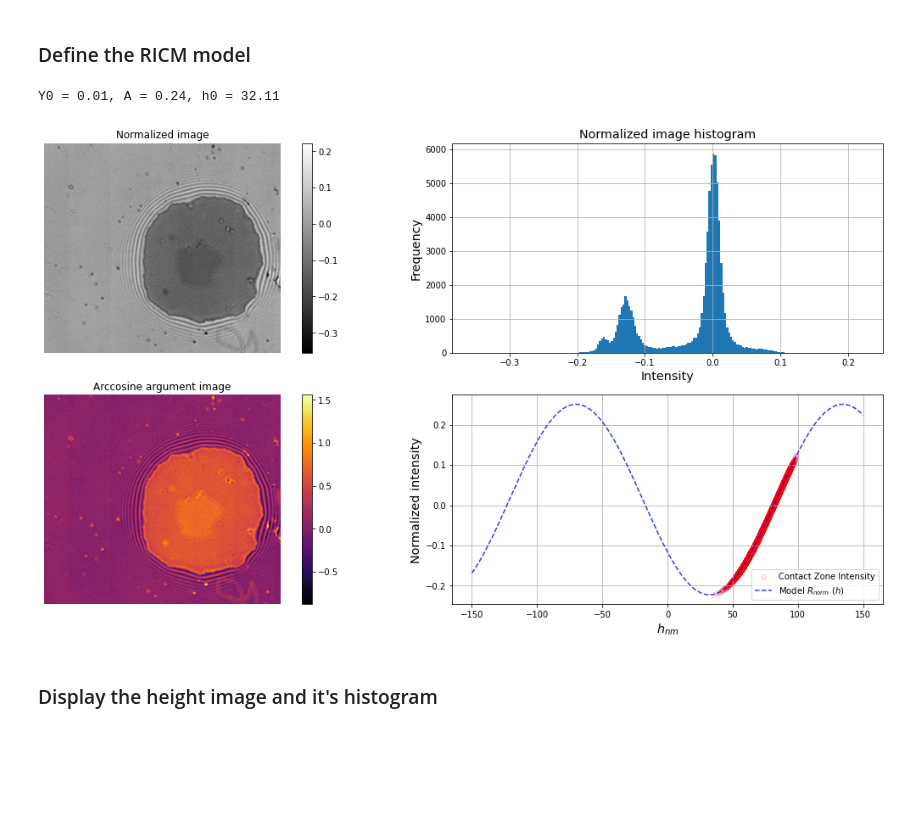
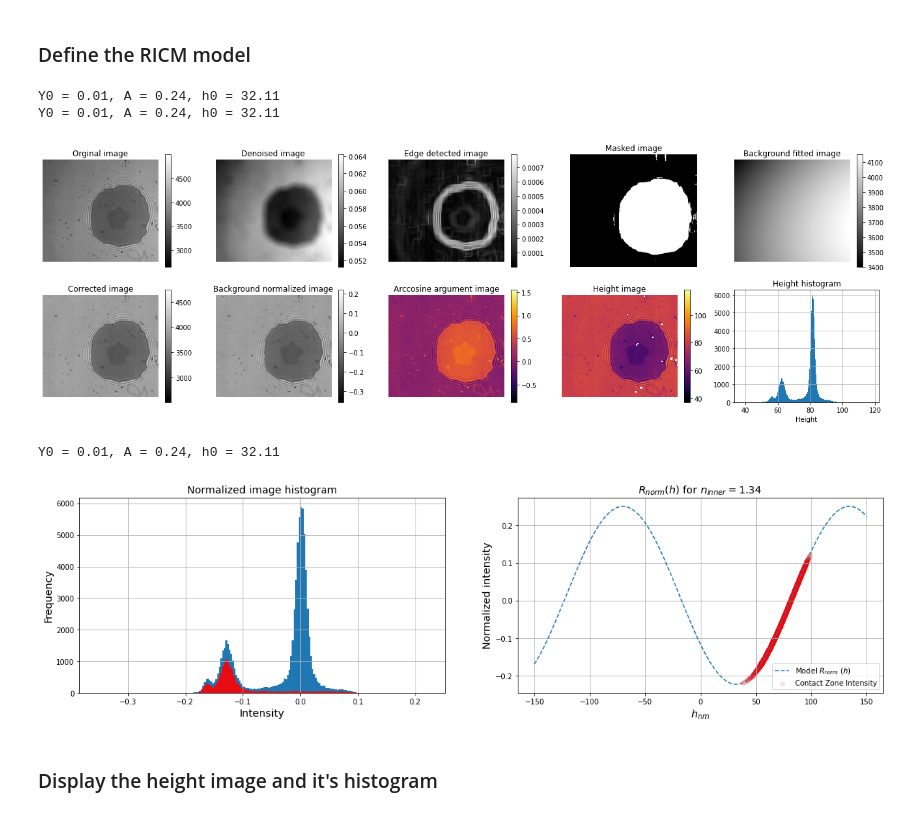
Before and after one commit to ahmed344/Membrane-Topography, a Jupyter notebook: Height_map_Ecad.ipynb, the cells around one changed output. Drawn from its saved outputs; the diff is of its cells as text; code cells hidden in the pictures; blank space fills up the shorter version.

```diff
--- a/Height_map_Ecad.ipynb
+++ b/Height_map_Ecad.ipynb
@@ -71,62 +71,62 @@ plt.grid();
 # %% [markdown]
 ### Define the RICM model
 # %%
+# Define the Height range
 h = np.linspace(-150, 150, 600)
 
 # Define the RICM class with certain n_inner
 ricm = RICM(img, n_inner = 1.344, hole = 3)
 
-# define the Normalized intensity, heghiet
+# Display the way to the RICM height mapping step by step
+ricm.show_summary()
+
+# Define the Normalized intensity, heghiet
 I_norm = ricm.background_normalization()
 Height = ricm.height(h)
 Mask = ricm.mask()
 
 # Get the intensity vs height on the contact zone
 I_norm_img = []
 h_img = []
 for i in range(img.shape[0]):
     for j in range(img.shape[1]):
         if Mask[i,j] == 1:     # only the contact zone
             I_norm_img.append(I_norm[i,j])
             h_img.append(Height[i,j])
 
+# Convert the lists to numpy arrays
+I_norm_img = np.array(I_norm_img)
+h_img = np.array(h_img)
 
 # Normalized image
-plt.figure(figsize=(20,10))
-
-# Normalized image
-plt.subplot(221)
-plt.axis('off')
-plt.title('Normalized image')
-plt.imshow(ricm.background_normalization(), cmap = "gray")
-plt.colorbar()
+plt.figure(figsize=(20,5))
 
 # The histogram of the normalized image
-plt.subplot(222)
+plt.subplot(121)
+plt.hist(ricm.background_normalization().ravel(), bins = 200)
+plt.hist(I_norm_img.ravel(), bins = 200, color = 'r', alpha = 0.9)
 plt.title('Normalized image histogram', fontsize='x-large')
 plt.xlabel('Intensity', fontsize='x-large')
 plt.ylabel('Frequency', fontsize='x-large')
-plt.hist(ricm.background_normalization().ravel(), bins = 200)
 plt.grid()
 
-# Show the argument of the arccosine to make sure it's between 1 and -1
-plt.subplot(223)
-plt.axis('off')
-plt.title('Arccosine argument image')
-plt.imshow(ricm.height_argument() , cmap = 'inferno')
-plt.colorbar()
-
-plt.subplot(224)
-plt.scatter(h_img, I_norm_img, color = 'r', label = "Contact Zone Intensity", alpha = 0.1)
-plt.plot(h, ricm.R5_norm(h), 'b--', label = "Model $R_{norm}\ (h)$", alpha = 0.8)
-#plt.title("$R_{norm}$ for different $h$ and $n_{inner} = 1.34$ ", fontsize='x-large')
+plt.subplot(122)
+plt.plot(h, ricm.R5_norm(h), '--', label = "Model $R_{norm}\ (h)$")
+plt.scatter(h_img, I_norm_img, color = 'r', alpha = 0.1, label = "Contact Zone Intensity")
+plt.title("$R_{norm}(h)$ for $n_{inner} = 1.34$ ", fontsize='x-large')
 plt.xlabel("$h_{nm}$", fontsize='x-large')
 plt.ylabel("Normalized intensity", fontsize='x-large')
 plt.legend()
 plt.grid()
+
+# Show the results
+plt.show()
 # %% [output]
 Y0 = 0.01, A = 0.24, h0 = 32.11
+Y0 = 0.01, A = 0.24, h0 = 32.11
-[figure, old version]
+[figure, new version]
+Y0 = 0.01, A = 0.24, h0 = 32.11
+[figure, added]
 # %% [markdown]
 ### Display the height image and it's histogram
 # %%
```
Also changed, not shown: parts of 2 cells of this notebook, 1 other file.
